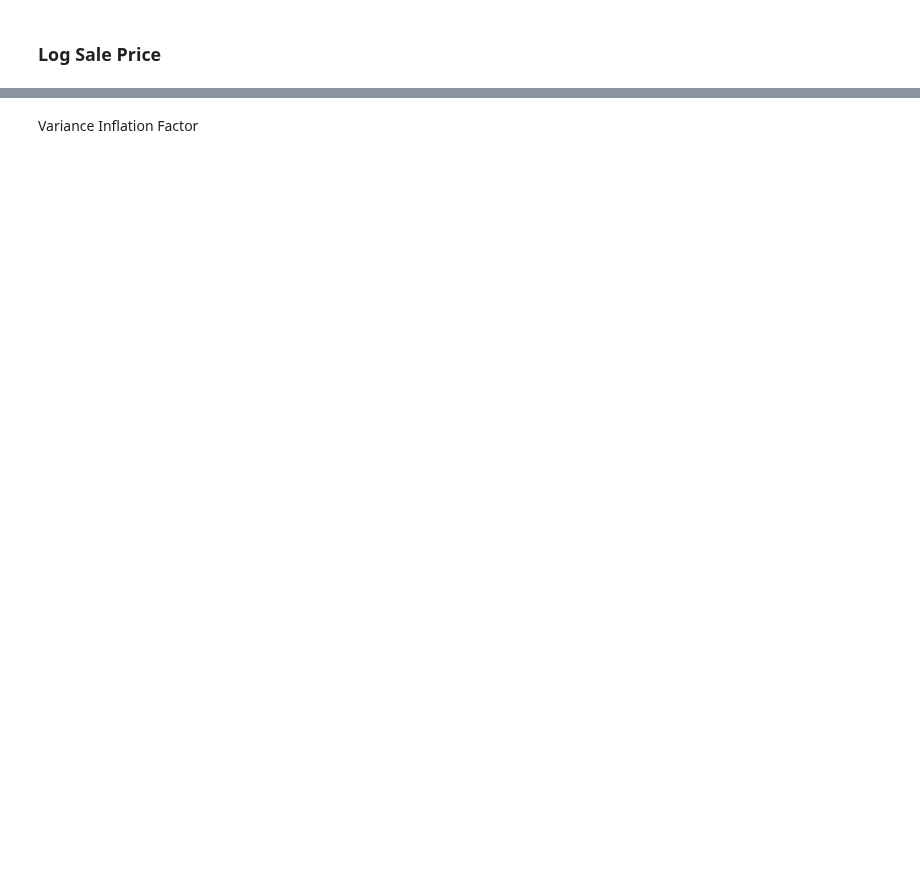
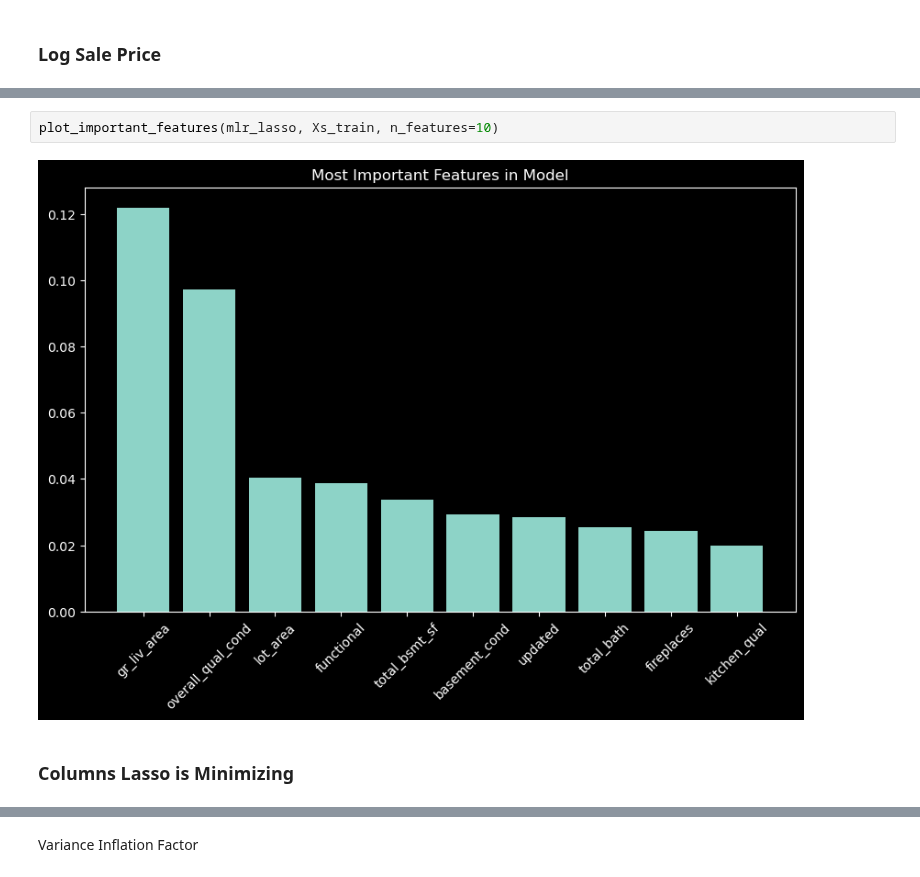
Before and after one commit to AlexSpradling/Home-Price-Prediction-in-Ames-IA, a Jupyter notebook: code/regression_model.ipynb, the cells around one changed output, grey strips where cells are left out. Saved outputs shown, nothing was run; the diff lists cells and outputs as text; blank space fills up the shorter version.

```diff
--- a/code/regression_model.ipynb
+++ b/code/regression_model.ipynb
@@ -84,0 +131,6 @@ Fit Model
+# %%
+plot_important_features(mlr_lasso, Xs_train, n_features=10)
+# %% [output]
+[figure, added]
+# %% [markdown]
+### Columns Lasso is Minimizing
```
Also changed, not shown: parts of 57 cells of this notebook, 2 other files.
